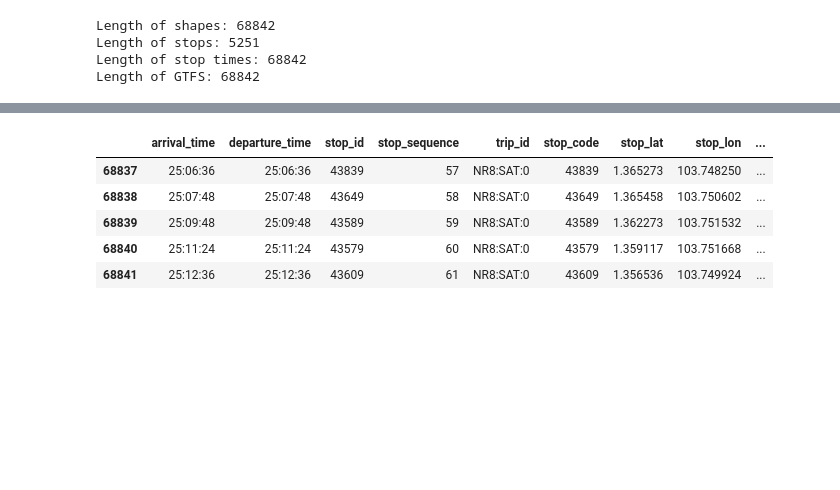
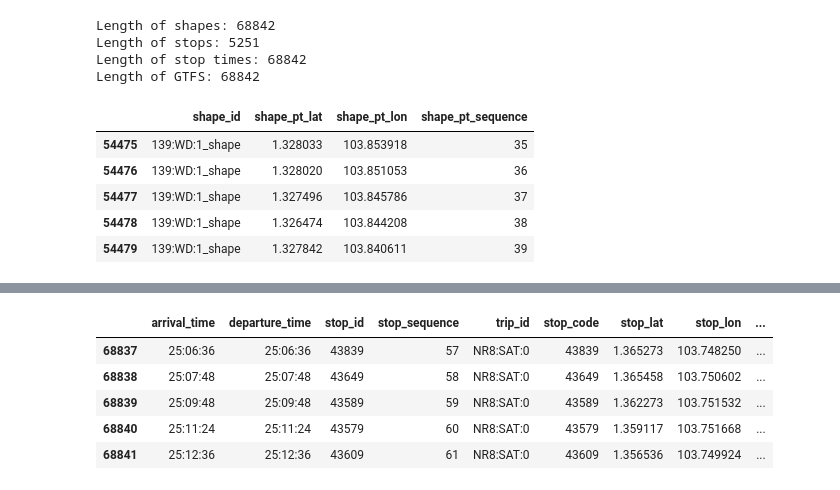
Before and after one commit to pakhuiying/NCCS_analysis, a Jupyter notebook: OneMap_API.ipynb, the cells around one changed output, grey strips where cells are left out. Drawn from its saved outputs; the diff is of its cells as text; code cells hidden in the pictures; blank space fills up the shorter version.

```diff
--- a/OneMap_API.ipynb
+++ b/OneMap_API.ipynb
@@ -92,3 +163,12 @@ Length of shapes: 68842
 Length of stops: 5251
 Length of stop times: 68842
 Length of GTFS: 68842
+# %%
+GTFS_shapes[(GTFS_shapes['shape_id'].str.contains('.*139:WD:1.*')) & (GTFS_shapes['shape_pt_sequence'].isin(list(range(35,40))))]
+# %% [output]
+|  | shape_id | shape_pt_lat | shape_pt_lon | shape_pt_sequence |
+| 54475 | 139:WD:1_shape | 1.328033 | 103.853918 | 35 |
+| 54476 | 139:WD:1_shape | 1.328020 | 103.851053 | 36 |
+| 54477 | 139:WD:1_shape | 1.327496 | 103.845786 | 37 |
+| 54478 | 139:WD:1_shape | 1.326474 | 103.844208 | 38 |
+| 54479 | 139:WD:1_shape | 1.327842 | 103.840611 | 39 |
```
Also changed, not shown: parts of 25 cells of this notebook, 1 other file.
